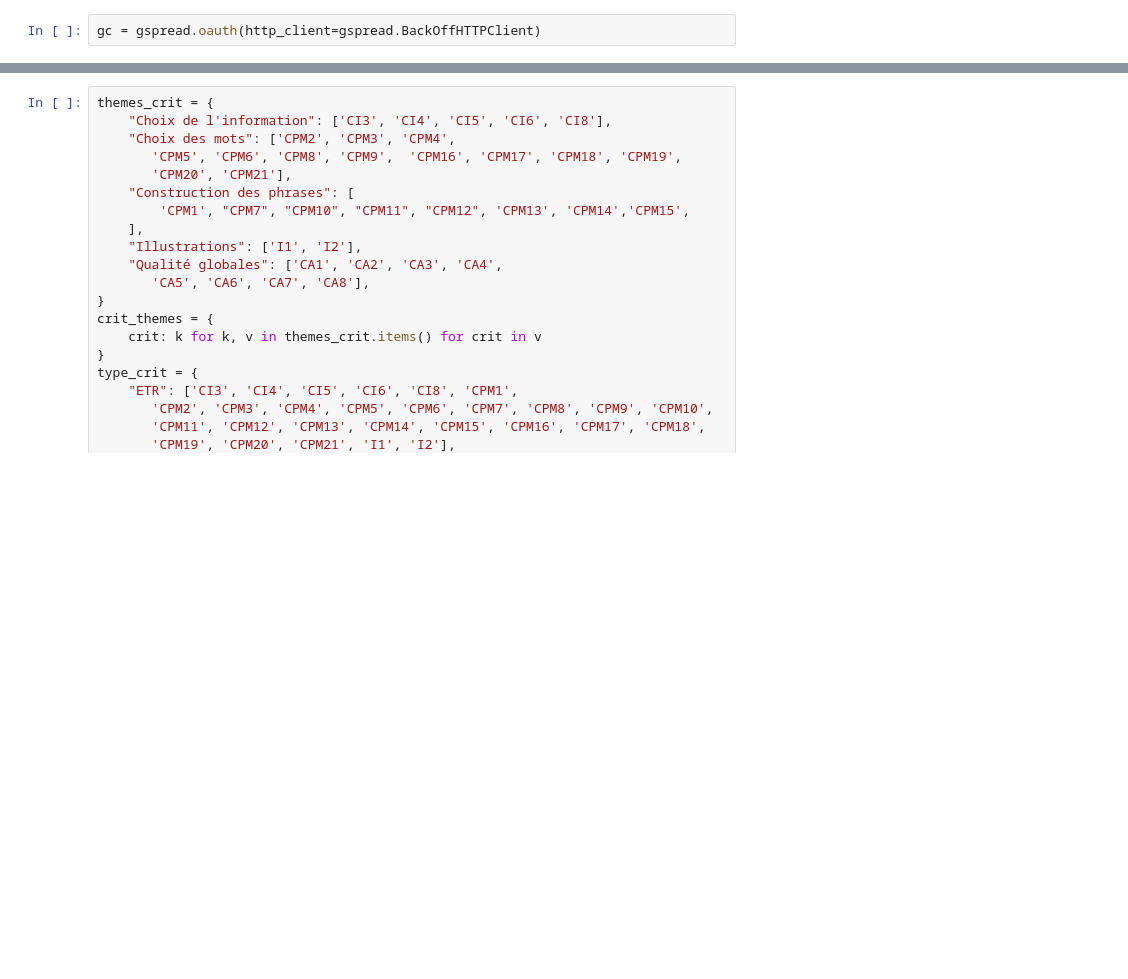
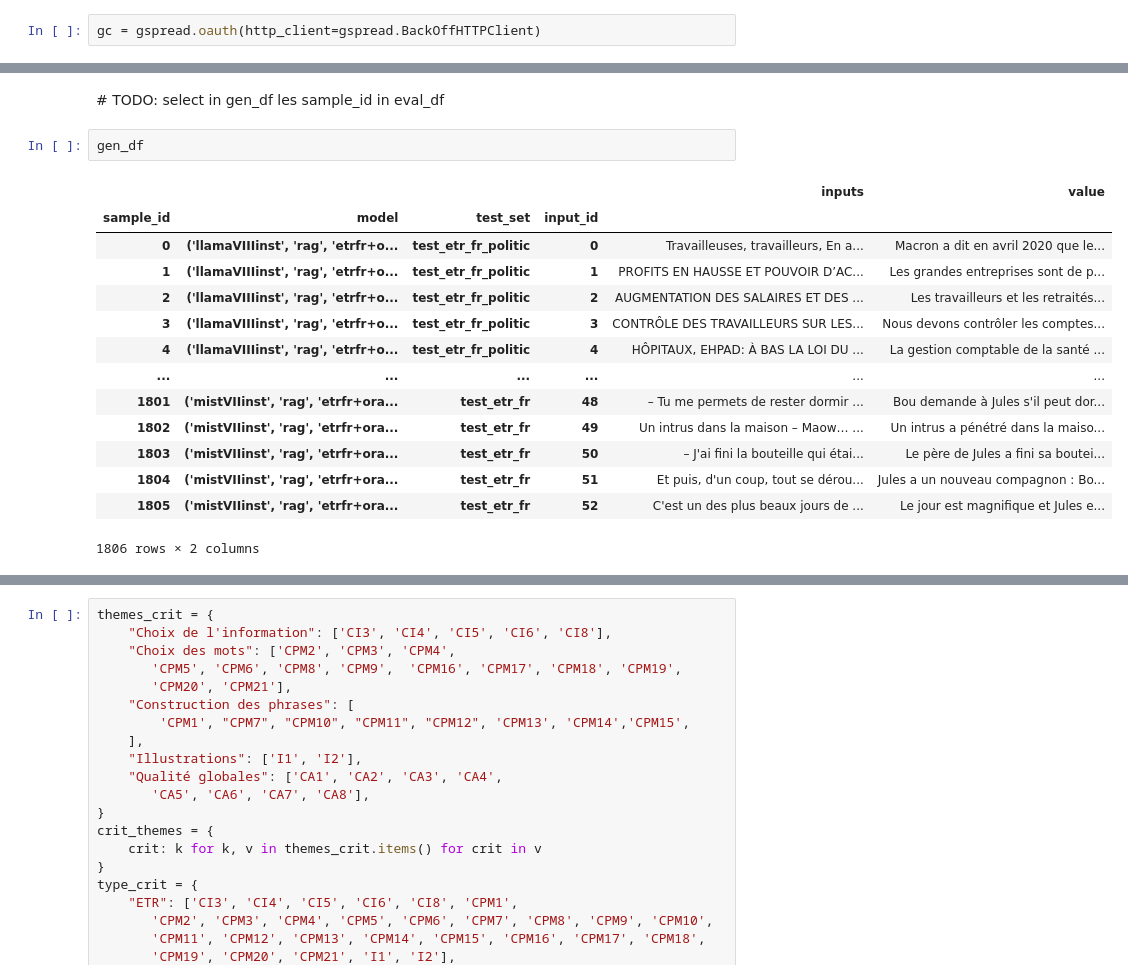
Before and after one commit to FrLdy/ETR-PEFT-Composition, a Jupyter notebook: notebooks/human_eval/get_annotations.ipynb, the cells around one changed output, grey strips where cells are left out. Cells and saved outputs as stored; diff of their text form; blank space fills up the shorter version.

```diff
--- a/notebooks/human_eval/get_annotations.ipynb
+++ b/notebooks/human_eval/get_annotations.ipynb
@@ -75,0 +77,19 @@ df
+# %% [markdown]
+# TODO: select in gen_df les sample_id in eval_df
+# %%
+gen_df
+# %% [output]
+|  |  |  |  | inputs | value |
+| sample_id | model | test_set | input_id |  |  |
+| 0 | ('llamaVIIIinst', 'rag', 'etrfr+o... | test_etr_fr_politic | 0 | Travailleuses, travailleurs, En a... | Macron a dit en avril 2020 que le... |
+| 1 | ('llamaVIIIinst', 'rag', 'etrfr+o... | test_etr_fr_politic | 1 | PROFITS EN HAUSSE ET POUVOIR D’AC... | Les grandes entreprises sont de p... |
+| 2 | ('llamaVIIIinst', 'rag', 'etrfr+o... | test_etr_fr_politic | 2 | AUGMENTATION DES SALAIRES ET DES ... | Les travailleurs et les retraités... |
+| 3 | ('llamaVIIIinst', 'rag', 'etrfr+o... | test_etr_fr_politic | 3 | CONTRÔLE DES TRAVAILLEURS SUR LES... | Nous devons contrôler les comptes... |
+| 4 | ('llamaVIIIinst', 'rag', 'etrfr+o... | test_etr_fr_politic | 4 | HÔPITAUX, EHPAD: À BAS LA LOI DU ... | La gestion comptable de la santé ... |
+| ... | ... | ... | ... | ... | ... |
+| 1801 | ('mistVIIinst', 'rag', 'etrfr+ora... | test_etr_fr | 48 | – Tu me permets de rester dormir ... | Bou demande à Jules s'il peut dor... |
+| 1802 | ('mistVIIinst', 'rag', 'etrfr+ora... | test_etr_fr | 49 | Un intrus dans la maison – Maow… ... | Un intrus a pénétré dans la maiso... |
+| 1803 | ('mistVIIinst', 'rag', 'etrfr+ora... | test_etr_fr | 50 | – J'ai fini la bouteille qui étai... | Le père de Jules a fini sa boutei... |
+| 1804 | ('mistVIIinst', 'rag', 'etrfr+ora... | test_etr_fr | 51 | Et puis, d'un coup, tout se dérou... | Jules a un nouveau compagnon : Bo... |
+| 1805 | ('mistVIIinst', 'rag', 'etrfr+ora... | test_etr_fr | 52 | C'est un des plus beaux jours de ... | Le jour est magnifique et Jules e... |
+1806 rows × 2 columns
```
Also changed, not shown: parts of 11 cells of this notebook, 32 other files.
